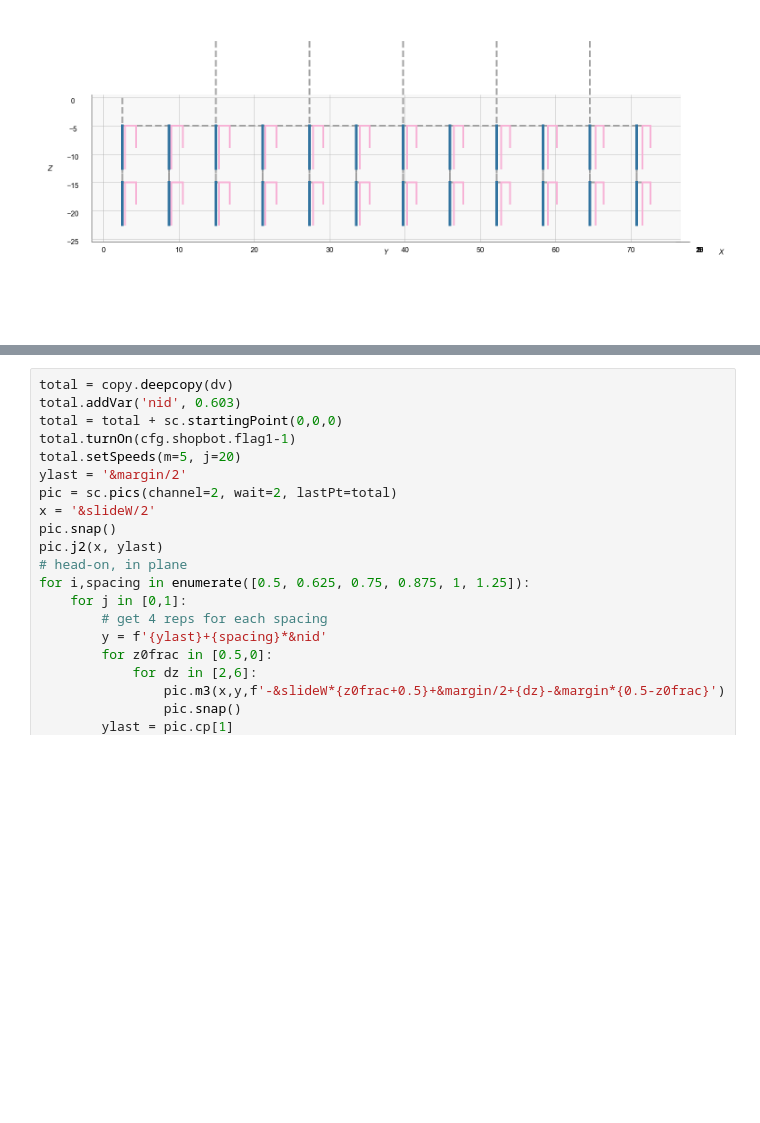
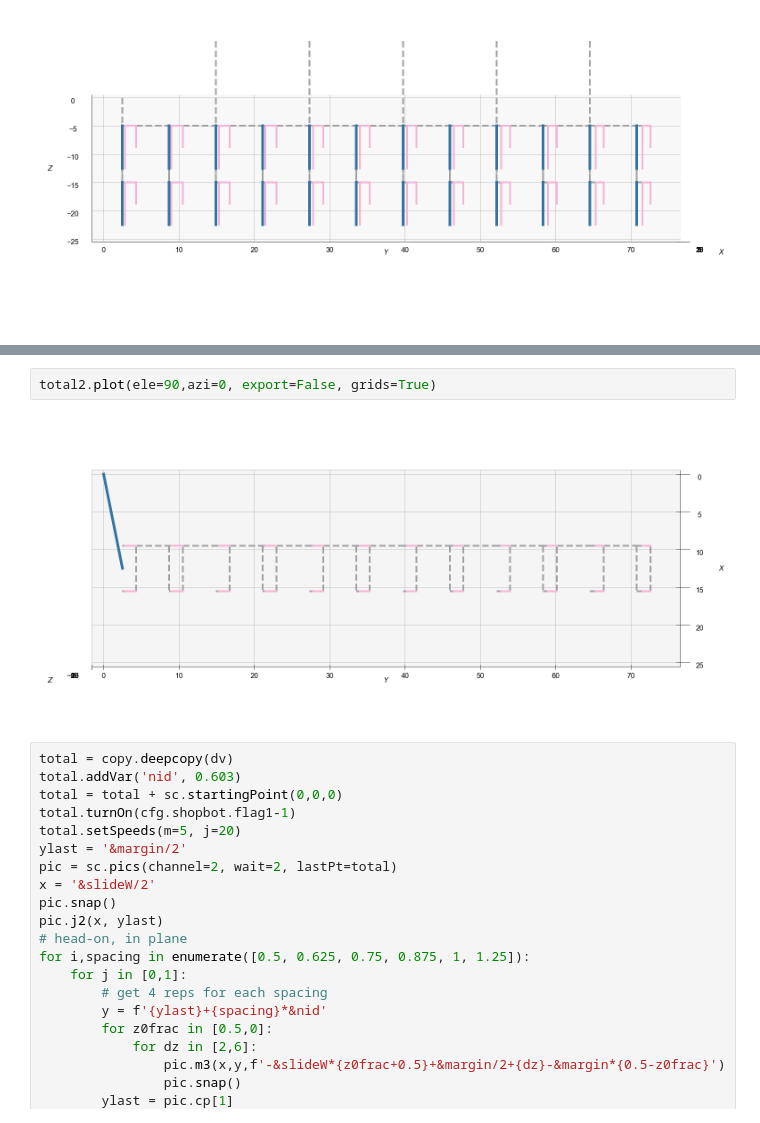
Before and after one commit to usnistgov/ShopbotPyQt, a Jupyter notebook: SBP_files/sbpcreator_triple.ipynb, the cells around one changed output, grey strips where cells are left out. Saved outputs shown, nothing was run; the diff lists cells and outputs as text; blank space fills up the shorter version.

```diff
--- a/SBP_files/sbpcreator_triple.ipynb
+++ b/SBP_files/sbpcreator_triple.ipynb
@@ -400,3 +590,7 @@ Exported points to C:\Users\lmf1\Documents\GitHub\ShopbotPyQt\SBP_files\singleDi
+# %%
+total2.plot(ele=90,azi=0, export=False, grids=True)
+# %% [output]
+[figure, added]
 # %%
 total = copy.deepcopy(dv)
 total.addVar('nid', 0.603)
```
Also changed, not shown: parts of 6 cells of this notebook, 50 other files.
